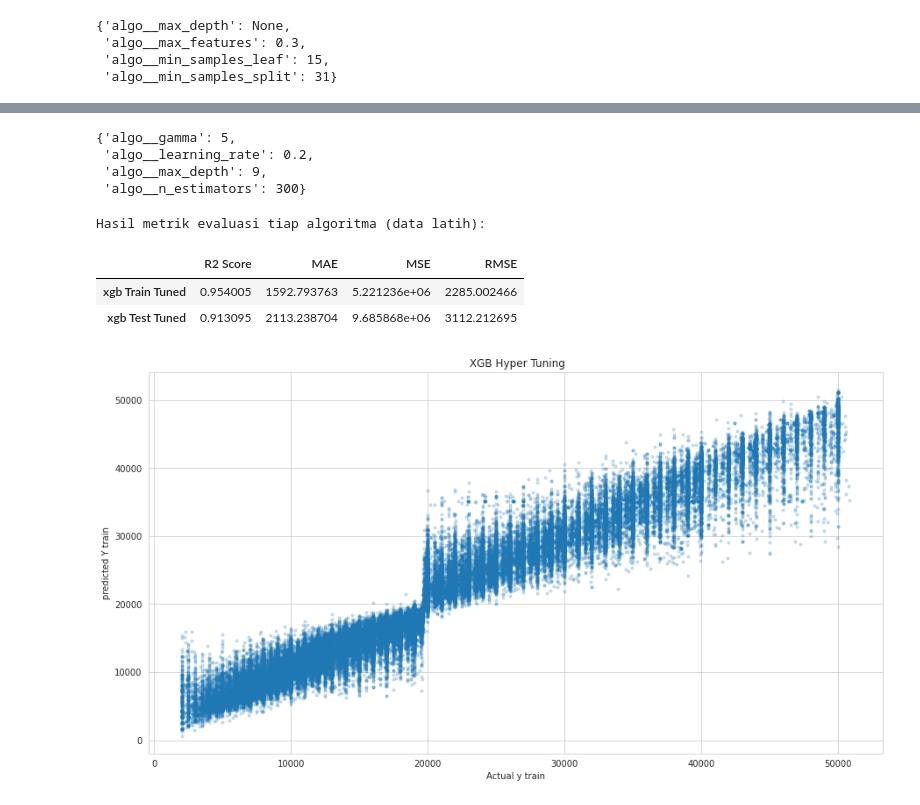
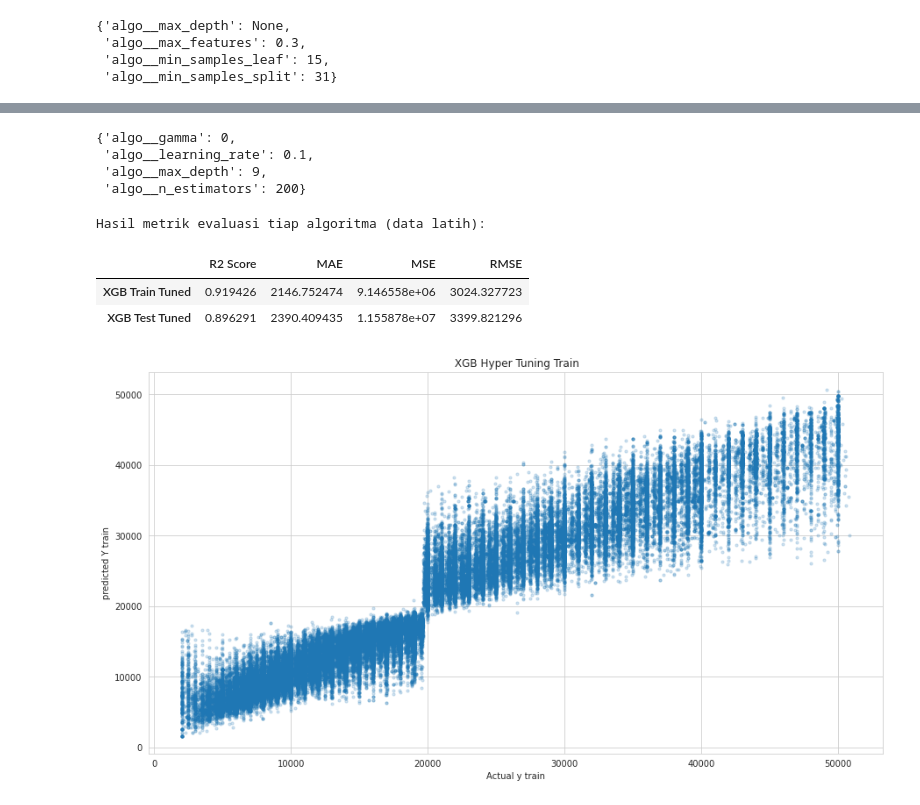
Before and after one commit to marifw70/Final_Project-Used-Car-Price-Prediction, a Jupyter notebook: Final_ProjectPart3.ipynb, the cells around one changed output, grey strips where cells are left out. Cells and saved outputs as stored; diff of their text form; code cells hidden in the pictures.

```diff
--- a/Final_ProjectPart3.ipynb
+++ b/Final_ProjectPart3.ipynb
@@ -62,2 +53,0 @@ array(['fwd', '4wd', 'Unknown', 'rwd'], dtype=object)
-# %%
-df = df.drop(['Unnamed: 0'],axis=1)
@@ -793,10 +744,10 @@ XGB_tuned = model_XGB.best_estimator_
 # %%
 model_XGB.best_params_
 # %% [output]
-{'algo__gamma': 5,
- 'algo__learning_rate': 0.2,
+{'algo__gamma': 0,
+ 'algo__learning_rate': 0.1,
  'algo__max_depth': 9,
- 'algo__n_estimators': 300}
+ 'algo__n_estimators': 200}
 # %%
 xgb_pipe_train_tuned = XGB_tuned.predict(X_train)
 xgb_pipe_test_tuned = XGB_tuned.predict(X_test)
@@ -817,24 +768,24 @@ baseModelxgbTuned = pd.DataFrame({
     "MAE" : [xgb_MAE_train_tuned,xgb_MAE_test_tuned],
     "MSE" : [xgb_MSE_train_tuned,xgb_MSE_test_tuned],
     "RMSE" : [xgb_RMSE_train_tuned,xgb_RMSE_test_tuned]
-}, index = ["xgb Train Tuned", "xgb Test Tuned"])
+}, index = ["XGB Train Tuned", "XGB Test Tuned"])
 
 print("Hasil metrik evaluasi tiap algoritma (data latih):")
 display(baseModelxgbTuned)
 # %% [output]
 Hasil metrik evaluasi tiap algoritma (data latih):
 |  | R2 Score | MAE | MSE | RMSE |
-| xgb Train Tuned | 0.954005 | 1592.793763 | 5.221236e+06 | 2285.002466 |
-| xgb Test Tuned | 0.913095 | 2113.238704 | 9.685868e+06 | 3112.212695 |
+| XGB Train Tuned | 0.919426 | 2146.752474 | 9.146558e+06 | 3024.327723 |
+| XGB Test Tuned | 0.896291 | 2390.409435 | 1.155878e+07 | 3399.821296 |
 # %%
 plt.figure(figsize=(15,8))
 plt.scatter(y_train,xgb_pipe_train_tuned,s=10, alpha=0.2)
-plt.title(' XGB Hyper Tuning')
+plt.title(' XGB Hyper Tuning Train')
 plt.xlabel('Actual y train')
 plt.ylabel('predicted Y train')
 sns.set_style('whitegrid')
 # %% [output]
-[figure, old version]
+[figure, new version]
 # %%
 plt.figure(figsize=(15,8))
 plt.scatter(y_test,xgb_pipe_test_tuned,s=10, alpha=0.2)
```
Also changed, not shown: parts of 88 cells of this notebook, 8 other files.
